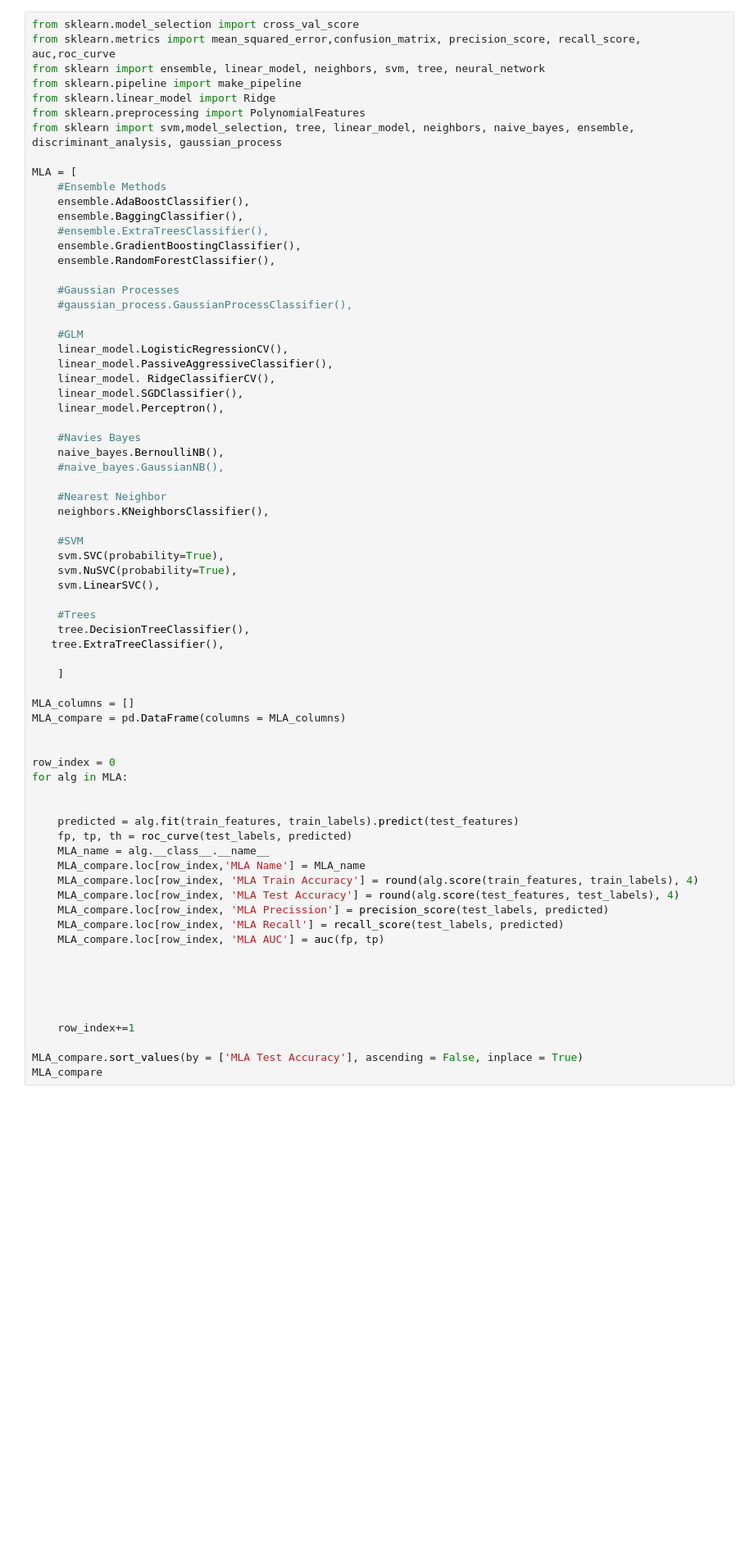
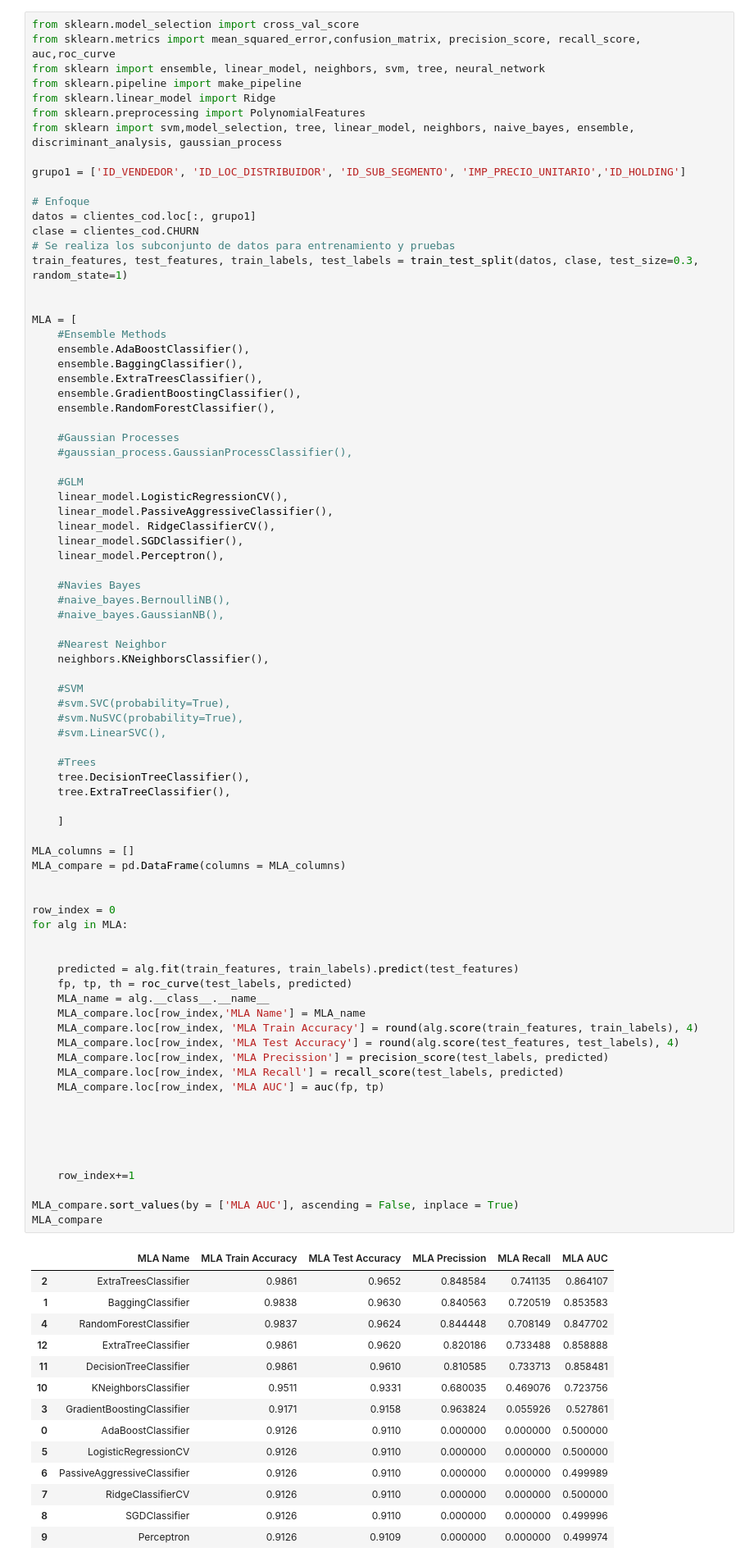
Before and after one commit to masdatascience/TFM-AI, a Jupyter notebook: Prevencion_Churn_NB3-B2B.ipynb, the cells around one changed output. Shown at 82% size. Drawn from its saved outputs; the diff is of its cells as text; blank space fills up the shorter version.

```diff
--- a/Prevencion_Churn_NB3-B2B.ipynb
+++ b/Prevencion_Churn_NB3-B2B.ipynb
@@ -793,11 +787,20 @@ from sklearn.linear_model import Ridge
 from sklearn.preprocessing import PolynomialFeatures
 from sklearn import svm,model_selection, tree, linear_model, neighbors, naive_bayes, ensemble, discriminant_analysis, gaussian_process
 
+grupo1 = ['ID_VENDEDOR', 'ID_LOC_DISTRIBUIDOR', 'ID_SUB_SEGMENTO', 'IMP_PRECIO_UNITARIO','ID_HOLDING']
+
+# Enfoque
+datos = clientes_cod.loc[:, grupo1]
+clase = clientes_cod.CHURN
+# Se realiza los subconjunto de datos para entrenamiento y pruebas
+train_features, test_features, train_labels, test_labels = train_test_split(datos, clase, test_size=0.3, random_state=1)
+
+
 MLA = [
     #Ensemble Methods
     ensemble.AdaBoostClassifier(),
     ensemble.BaggingClassifier(),
-    #ensemble.ExtraTreesClassifier(),
+    ensemble.ExtraTreesClassifier(),
     ensemble.GradientBoostingClassifier(),
     ensemble.RandomForestClassifier(),
 
@@ -812,49 +815,64 @@ MLA = [
     linear_model.Perceptron(),
 
     #Navies Bayes
-    naive_bayes.BernoulliNB(),
+    #naive_bayes.BernoulliNB(),
     #naive_bayes.GaussianNB(),
 
     #Nearest Neighbor
     neighbors.KNeighborsClassifier(),
 
     #SVM
-    svm.SVC(probability=True),
-    svm.NuSVC(probability=True),
-    svm.LinearSVC(),
+    #svm.SVC(probability=True),
+    #svm.NuSVC(probability=True),
+    #svm.LinearSVC(),
 
     #Trees
     tree.DecisionTreeClassifier(),
-   tree.ExtraTreeClassifier(),
+    tree.ExtraTreeClassifier(),
 
     ]
 
 MLA_columns = []
 MLA_compare = pd.DataFrame(columns = MLA_columns)
 
 
 row_index = 0
 for alg in MLA:
 
 
     predicted = alg.fit(train_features, train_labels).predict(test_features)
     fp, tp, th = roc_curve(test_labels, predicted)
     MLA_name = alg.__class__.__name__
     MLA_compare.loc[row_index,'MLA Name'] = MLA_name
     MLA_compare.loc[row_index, 'MLA Train Accuracy'] = round(alg.score(train_features, train_labels), 4)
     MLA_compare.loc[row_index, 'MLA Test Accuracy'] = round(alg.score(test_features, test_labels), 4)
     MLA_compare.loc[row_index, 'MLA Precission'] = precision_score(test_labels, predicted)
     MLA_compare.loc[row_index, 'MLA Recall'] = recall_score(test_labels, predicted)
     MLA_compare.loc[row_index, 'MLA AUC'] = auc(fp, tp)
 
 
 
 
 
     row_index+=1
 
-MLA_compare.sort_values(by = ['MLA Test Accuracy'], ascending = False, inplace = True)
+MLA_compare.sort_values(by = ['MLA AUC'], ascending = False, inplace = True)
 MLA_compare
+# %% [output]
+|  | MLA Name | MLA Train Accuracy | MLA Test Accuracy | MLA Precission | MLA Recall | MLA AUC |
+| 2 | ExtraTreesClassifier | 0.9861 | 0.9652 | 0.848584 | 0.741135 | 0.864107 |
+| 1 | BaggingClassifier | 0.9838 | 0.9630 | 0.840563 | 0.720519 | 0.853583 |
+| 4 | RandomForestClassifier | 0.9837 | 0.9624 | 0.844448 | 0.708149 | 0.847702 |
+| 12 | ExtraTreeClassifier | 0.9861 | 0.9620 | 0.820186 | 0.733488 | 0.858888 |
+| 11 | DecisionTreeClassifier | 0.9861 | 0.9610 | 0.810585 | 0.733713 | 0.858481 |
+| 10 | KNeighborsClassifier | 0.9511 | 0.9331 | 0.680035 | 0.469076 | 0.723756 |
+| 3 | GradientBoostingClassifier | 0.9171 | 0.9158 | 0.963824 | 0.055926 | 0.527861 |
+| 0 | AdaBoostClassifier | 0.9126 | 0.9110 | 0.000000 | 0.000000 | 0.500000 |
+| 5 | LogisticRegressionCV | 0.9126 | 0.9110 | 0.000000 | 0.000000 | 0.500000 |
+| 6 | PassiveAggressiveClassifier | 0.9126 | 0.9110 | 0.000000 | 0.000000 | 0.499989 |
+| 7 | RidgeClassifierCV | 0.9126 | 0.9110 | 0.000000 | 0.000000 | 0.500000 |
+| 8 | SGDClassifier | 0.9126 | 0.9110 | 0.000000 | 0.000000 | 0.499996 |
+| 9 | Perceptron | 0.9126 | 0.9109 | 0.000000 | 0.000000 | 0.499974 |
 # %%
 plt.subplots(figsize=(15,6))
 sns.barplot(x="MLA Name", y="MLA Train Accuracy",data=MLA_compare,palette='hot',edgecolor=sns.color_palette('dark',7))
```
Also changed, not shown: parts of 9 cells of this notebook.
